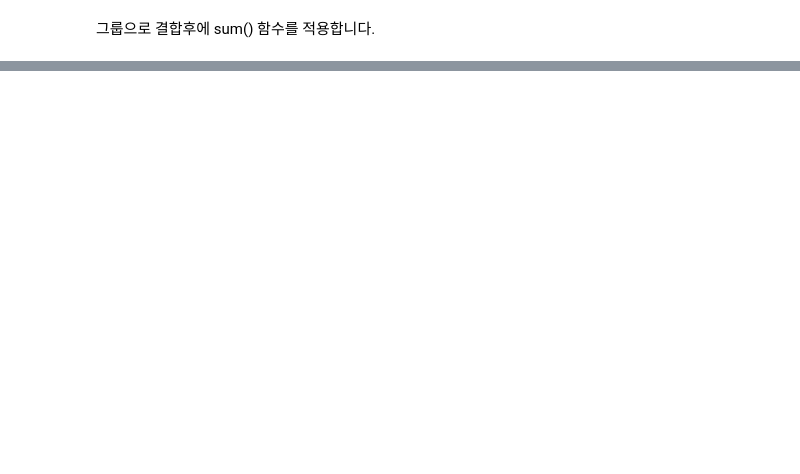
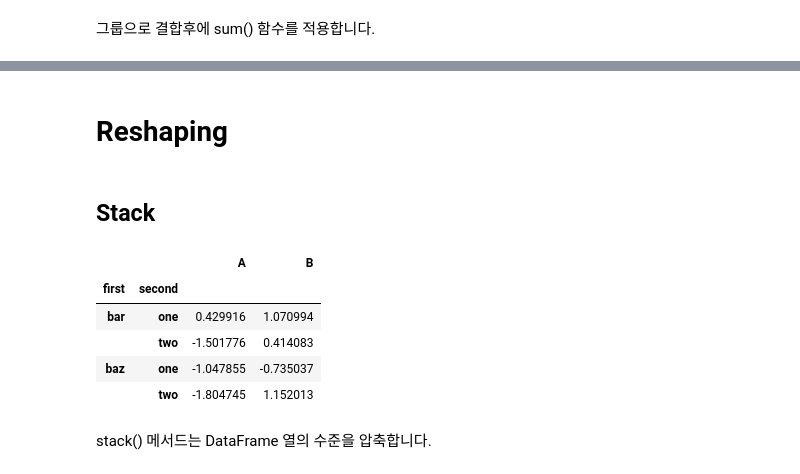
Before and after one commit to HwangHanJae/DataScience_Basic_Tect, a Jupyter notebook: pandas_10minutes_tutorial.ipynb, the cells around one changed output, grey strips where cells are left out. Saved outputs shown, nothing was run; the diff lists cells and outputs as text; code cells hidden in the pictures; blank space fills up the shorter version.

```diff
--- a/pandas_10minutes_tutorial.ipynb
+++ b/pandas_10minutes_tutorial.ipynb
@@ -798,0 +797,27 @@ df.groupby("A").sum()
+# %% [markdown]
+# Reshaping
+# %% [markdown]
+## Stack
+# %%
+tuples = list(
+    zip(
+        *[
+          ["bar","bar","baz","baz","foo","foo","qux","qux"],
+          ["one","two","one","two","one","two","one",'two'],
+        ]
+    )
+)
+
+index = pd.MultiIndex.from_tuples(tuples, names=['first','second'])
+df = pd.DataFrame(np.random.randn(8,2), index=index, columns=["A","B"])
+df2 = df[:4]
+df2
+# %% [output]
+|  |  | A | B |
+| first | second |  |  |
+| bar | one | 0.429916 | 1.070994 |
+|  | two | -1.501776 | 0.414083 |
+| baz | one | -1.047855 | -0.735037 |
+|  | two | -1.804745 | 1.152013 |
+# %% [markdown]
+stack() 메서드는 DataFrame 열의 수준을 압축합니다.
```
Also changed, not shown: parts of 62 cells of this notebook.
